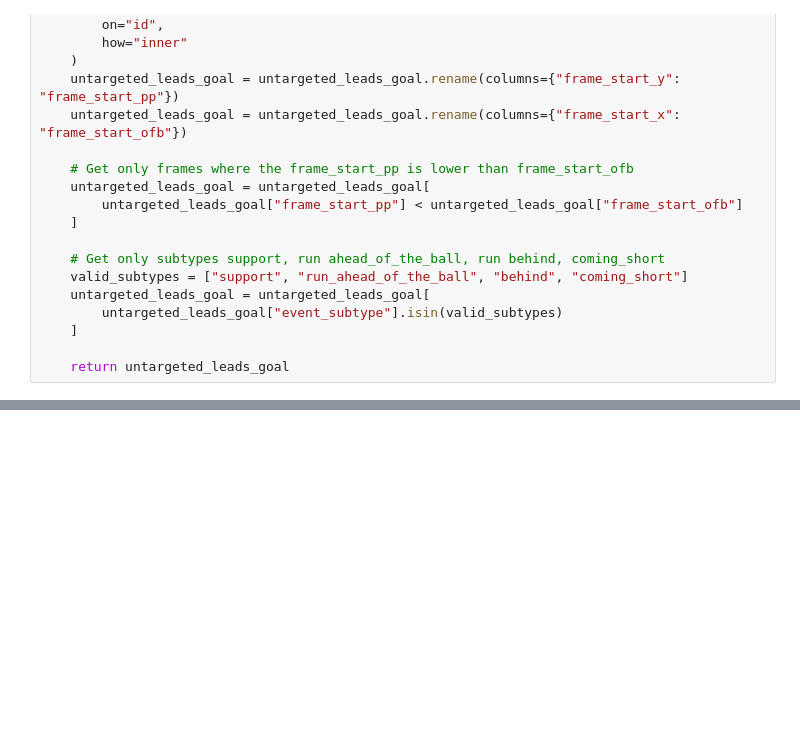
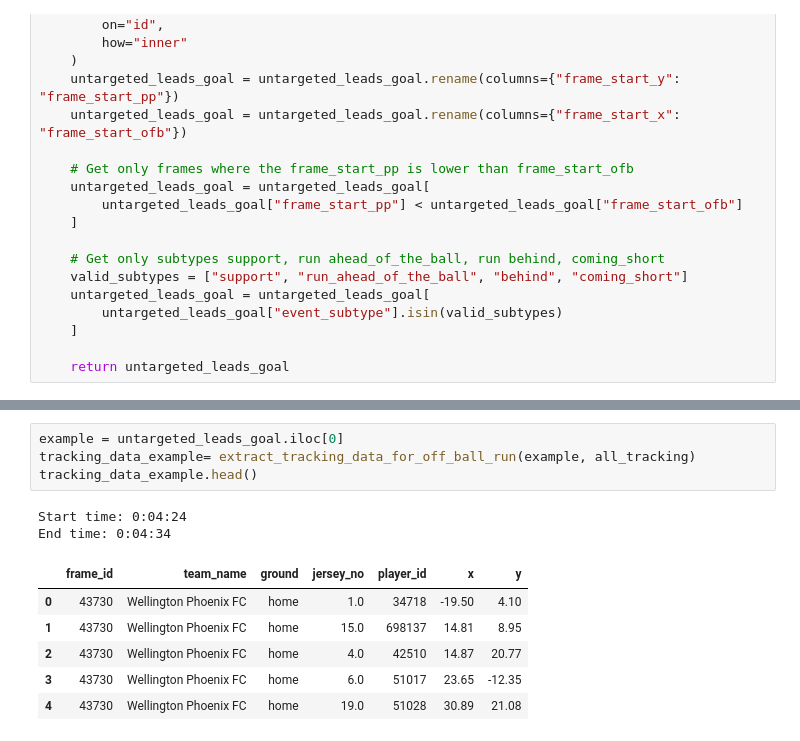
Before and after one commit to GabrielGausachs/analytics_cup_research, a Jupyter notebook: src/Utils/main.ipynb, the cells around one changed output, grey strips where cells are left out. Cells and saved outputs as stored; diff of their text form; blank space fills up the shorter version.

```diff
--- a/src/Utils/main.ipynb
+++ b/src/Utils/main.ipynb
@@ -845,0 +905,13 @@ untargeted_leads_goal.head()
+# %%
+example = untargeted_leads_goal.iloc[0]
+tracking_data_example= extract_tracking_data_for_off_ball_run(example, all_tracking)
+tracking_data_example.head()
+# %% [output]
+Start time: 0:04:24
+End time: 0:04:34
+|  | frame_id | team_name | ground | jersey_no | player_id | x | y |
+| 0 | 43730 | Wellington Phoenix FC | home | 1.0 | 34718 | -19.50 | 4.10 |
+| 1 | 43730 | Wellington Phoenix FC | home | 15.0 | 698137 | 14.81 | 8.95 |
+| 2 | 43730 | Wellington Phoenix FC | home | 4.0 | 42510 | 14.87 | 20.77 |
+| 3 | 43730 | Wellington Phoenix FC | home | 6.0 | 51017 | 23.65 | -12.35 |
+| 4 | 43730 | Wellington Phoenix FC | home | 19.0 | 51028 | 30.89 | 21.08 |
```
Also changed, not shown: parts of 4 cells of this notebook.
